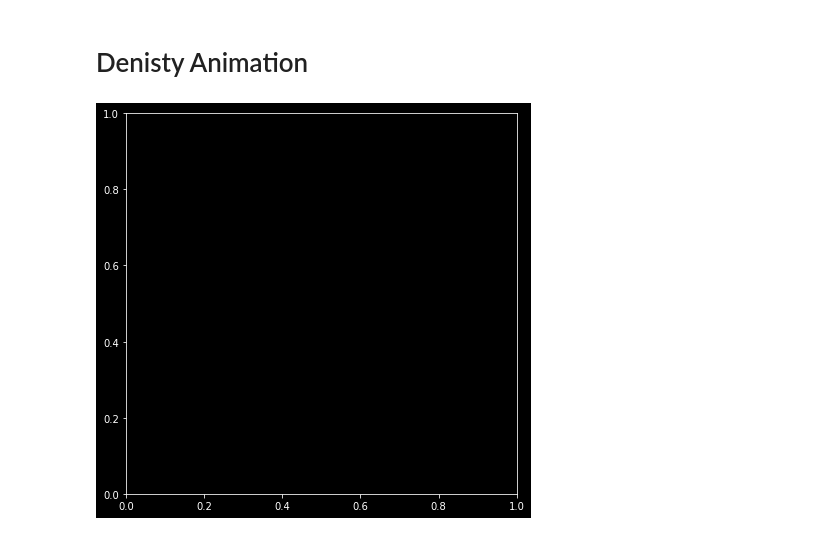
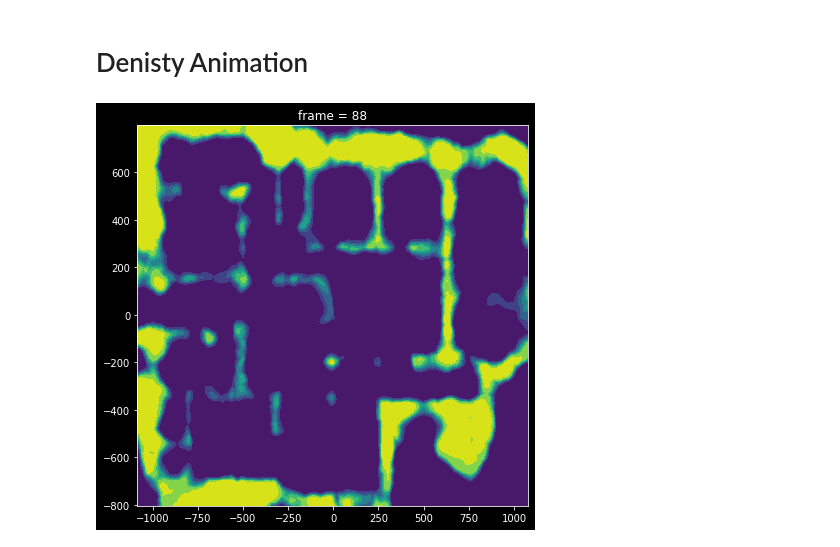
Before and after one commit to javieryu/nn_distributed_training, a Jupyter notebook: visualization/density_cadmm.ipynb, the cells around one changed output. Cells and saved outputs as stored; diff of their text form; code cells hidden in the pictures.

Commit message:
final density exps

```diff
--- a/visualization/density_cadmm.ipynb
+++ b/visualization/density_cadmm.ipynb
@@ -8,11 +8,11 @@ import numpy as np
 import networkx as nx
 import os
 # %%
-results_dir = "../results/2021-08-05_07-11_dist_dense_tuning3"
+results_dir = "../results/2021-08-09_06-49_dist_dense_v1"
 
-results1 = torch.load(os.path.join(results_dir, "rho_1_results.pt"), map_location=torch.device("cpu"))
-results2 = torch.load(os.path.join(results_dir, "rho_05_results.pt"), map_location=torch.device("cpu"))
-results3 = torch.load(os.path.join(results_dir, "rho_01_results.pt"), map_location=torch.device("cpu"))
+results1 = torch.load(os.path.join(results_dir, "config1_results.pt"), map_location=torch.device("cpu"))
+results2 = torch.load(os.path.join(results_dir, "config2_results.pt"), map_location=torch.device("cpu"))
+# results3 = torch.load(os.path.join(results_dir, "rho_01_results.pt"), map_location=torch.device("cpu"))
 results_solo = torch.load(os.path.join(results_dir, "solo_results.pt"), map_location=torch.device("cpu"))
 # %% [markdown]
 # Communication Graph
@@ -52,15 +52,2 @@ ax.plot(vl1, color="plum")
 # %% [markdown]
 # Density Plots
-# %%
-dens = results1["mesh_grid_density"]
-locs = results1["mesh_inputs"]
-
-agent = 3
-solo_dens = results_solo[agent]["mesh_grid_density"]
-
-(fig, (ax0, ax1)) = plt.subplots(ncols=2, figsize=(14, 7))
-
-ax0.tricontourf(locs[:, 0], locs[:, 1], torch.squeeze(solo_dens))
-
-z = (torch.squeeze(dens[-1]))[agent, :]
-ax1.tricontourf(locs[:, 0], locs[:, 1], z)
@@ -69,0 +54,14 @@ ax1.tricontourf(locs[:, 0], locs[:, 1], z)
+# %%
+dens = results2["mesh_grid_density"]
+locs = results2["mesh_inputs"]
+
+N = G.number_of_nodes()
+(fig, axs) = plt.subplots(nrows=2, ncols=N, figsize=(20, 7))
+
+for i in range(N):
+    solo_dens = results_solo[i]["mesh_grid_density"]
+    axs[0, i].tricontourf(locs[:, 0], locs[:, 1], torch.squeeze(solo_dens))
+    axs[0, i].set_title("Node {}, Solo".format(i))
+    dist_dens = (torch.squeeze(dens[-1]))[i, :]
+    axs[1, i].tricontourf(locs[:, 0], locs[:, 1], dist_dens)
+    axs[1, i].set_title("Node {}, CADMM".format(i))
@@ -70,21 +70,21 @@ ax1.tricontourf(locs[:, 0], locs[:, 1], z)
 # %% [markdown]
 # Denisty Animation
 # %%
-dens1 = results1["mesh_grid_density"]
-locs = results1["mesh_inputs"]
+dens1 = results2["mesh_grid_density"]
+locs = results2["mesh_inputs"]
 
 num_frames = len(dens1)
-agent = 0
+agent = 3
 
 (fig, ax) = plt.subplots(figsize=(7, 7))
 
 def animate(i):
     global cont
     z = (torch.squeeze(dens1[i]))[agent, :]
     ax.tricontourf(locs[:, 0], locs[:, 1], z)
     ax.set_title("frame = {}".format(i))
 
 anim = animation.FuncAnimation(fig, animate, frames=num_frames, repeat=True)
-#anim.save("density_animation.mp4")
+anim.save("density_animation.mp4")
 # %% [output]
-[figure, old version]
+[figure, new version]
```
Also changed, not shown: parts of 4 cells of this notebook, 2 other files.
